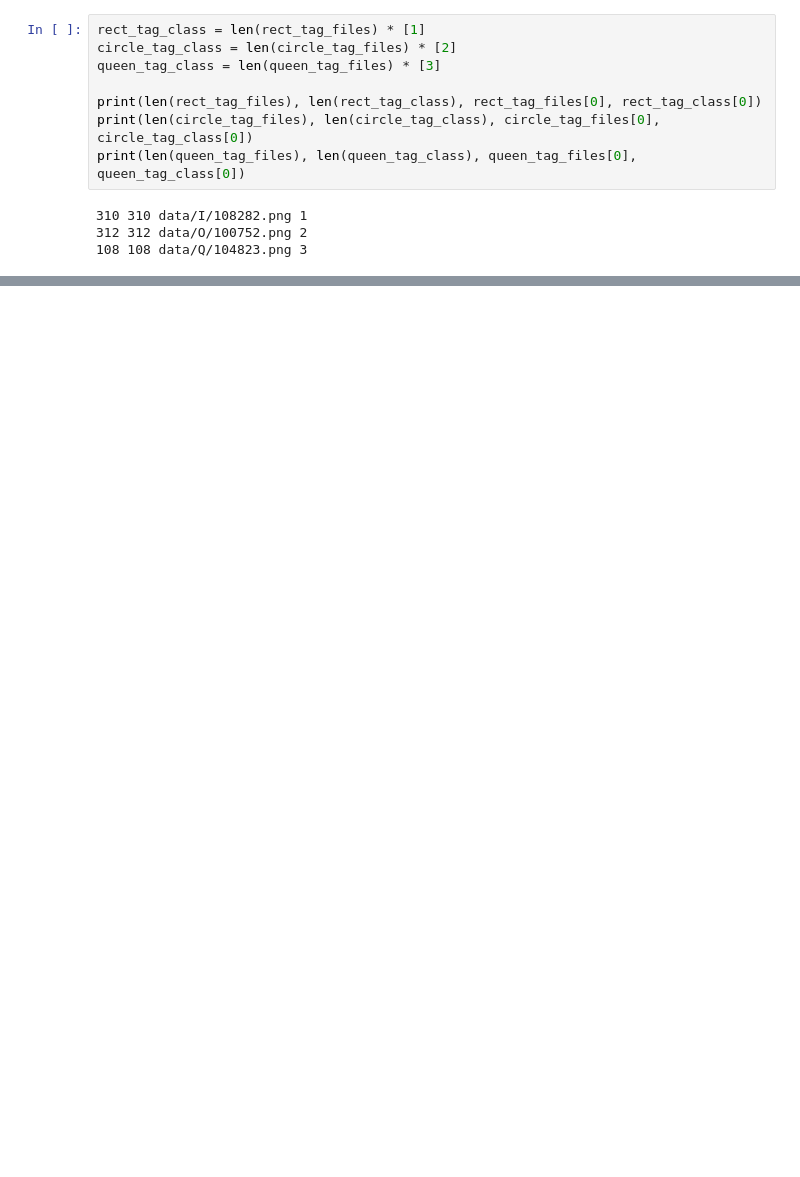
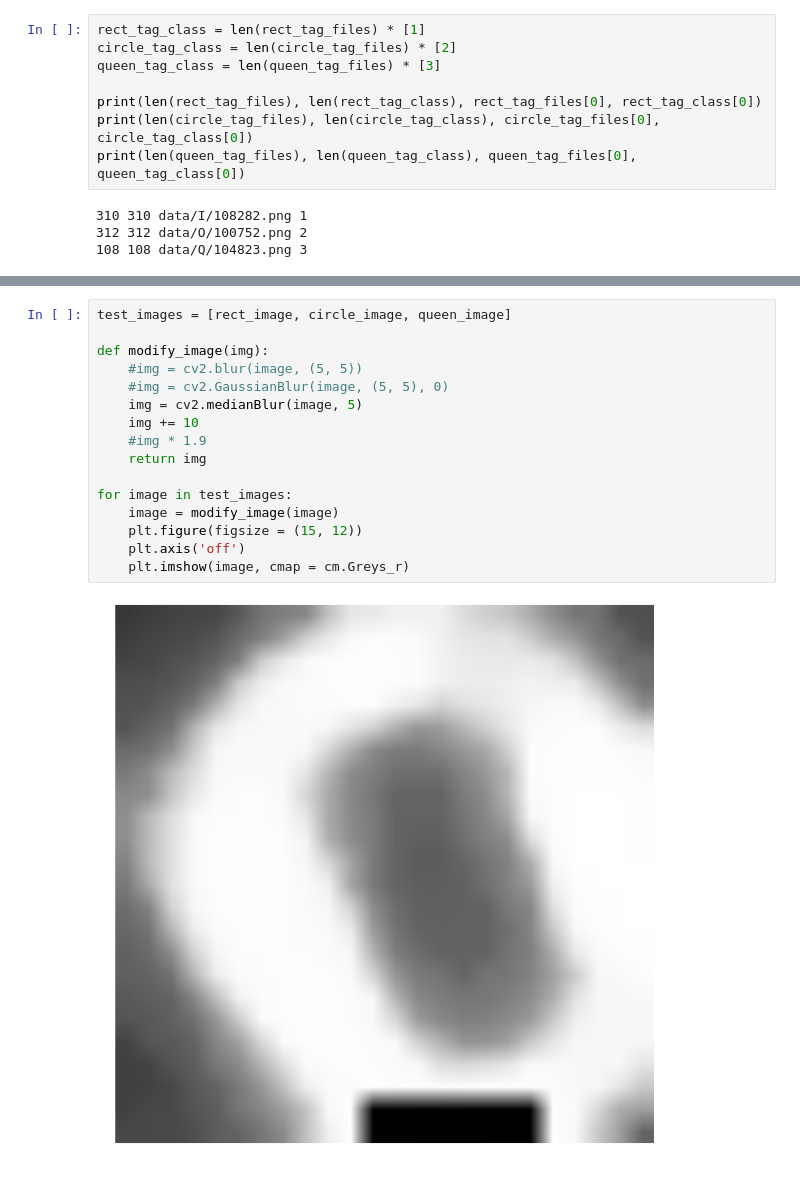
Before and after one commit to alistairwalsh/MLD, a Jupyter notebook: training_testing.ipynb, the cells around one changed output, grey strips where cells are left out. Drawn from its saved outputs; the diff is of its cells as text; blank space fills up the shorter version.

```diff
--- a/training_testing.ipynb
+++ b/training_testing.ipynb
@@ -97,0 +100,18 @@ print(X.shape, y.shape)
+# %%
+test_images = [rect_image, circle_image, queen_image]
+
+def modify_image(img):
+    #img = cv2.blur(image, (5, 5))
+    #img = cv2.GaussianBlur(image, (5, 5), 0)
+    img = cv2.medianBlur(image, 5)
+    img += 10
+    #img * 1.9
+    return img
+
+for image in test_images:
+    image = modify_image(image)
+    plt.figure(figsize = (15, 12))
+    plt.axis('off')
+    plt.imshow(image, cmap = cm.Greys_r)
+# %% [output]
+[figure, added]
```
Also changed, not shown: parts of 16 cells of this notebook.
